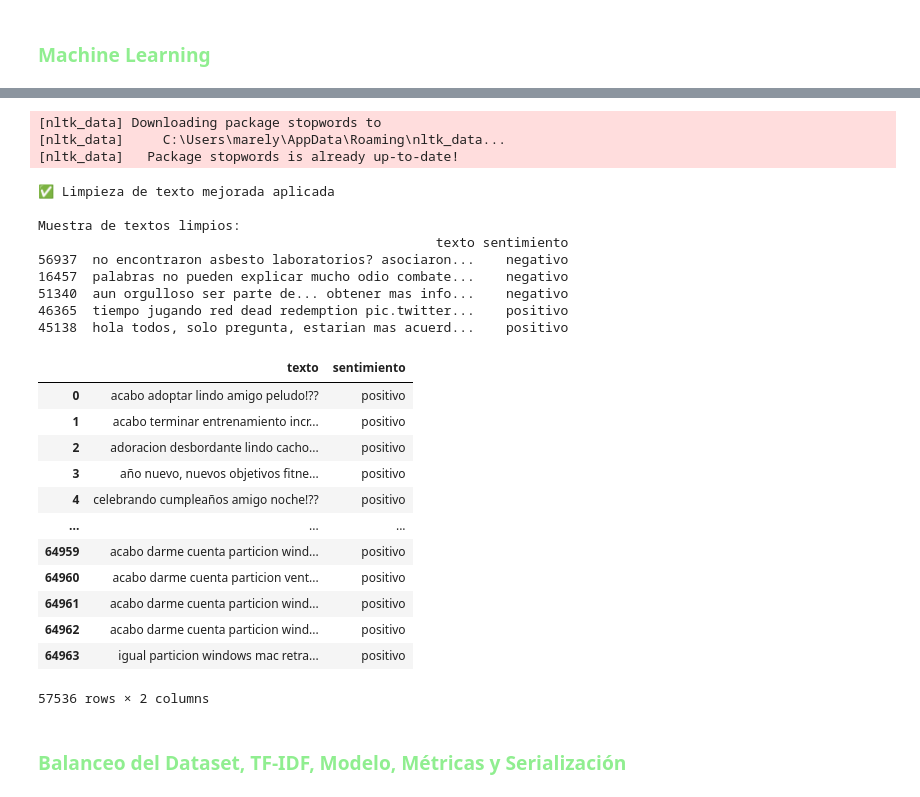
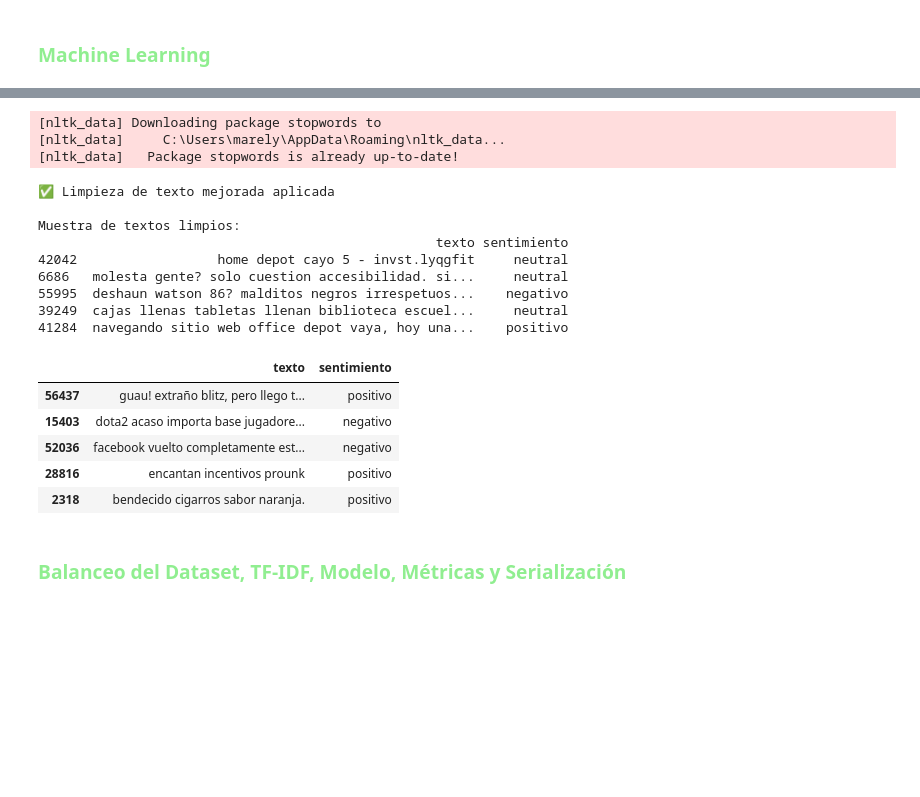
Before and after one commit to ml-punto-tech/sentiment-api, a Jupyter notebook: data-science/notebooks/Modelo_SentimentAPI_v2.ipynb, the cells around one changed output, grey strips where cells are left out. Drawn from its saved outputs; the diff is of its cells as text; code cells hidden in the pictures; blank space fills up the shorter version.

```diff
--- a/data-science/notebooks/Modelo_SentimentAPI_v2.ipynb
+++ b/data-science/notebooks/Modelo_SentimentAPI_v2.ipynb
@@ -592,7 +594,7 @@ print(sentimientos_unicos_limpios)
 positivos = [
     'aceptación', 'admiración', 'adoración', 'agradecido', 'alegría', 'amabilidad', 'amor', 'amistad', 'apreciación', 'armonía', 'asombro', 'cautivación', 'celebración', 'colorido', 'confiado','confianza', 'contentamiento', 'creatividad', 'cumplimiento', 'descubrimiento', 'deslumbrar', 'determinación', 'disfrute','diversión', 'elegancia', 'emoción', 'empático', 'empoderamiento',
     'encantamiento', 'energía', 'entusiasmo', 'esperanza', 'euforia', 'excitación', 'felicidad', 'grandeza', 'gratitud', 'inspiración', 'inspirado', 'intimidación', 'juguetón', 'logro','maravilla', 'melódico', 'motivación', 'optimismo', 'orgullo',
-    'positividad', 'positivo', 'reconfortante', 'resiliencia', 'resplandor', 'reverencia', 'romance', 'satisfacción', 'serenidad','ternura', 'triunfo', 'ánimo', 'éxito','elación','éxtasis']
+    'positividad', 'positivo', 'reconfortante', 'resiliencia', 'resplandor', 'reverencia', 'romance', 'satisfacción', 'serenidad','ternura', 'triunfo', 'ánimo', 'éxito']
 
 print(f'Sentimientos positivos: {len(positivos)}'),
 
@@ -1359,27 +1353,20 @@ print(df[['texto', 'sentimiento']].sample(5))
 
 Muestra de textos limpios:
                                                    texto sentimiento
-56937  no encontraron asbesto laboratorios? asociaron...    negativo
-16457  palabras no pueden explicar mucho odio combate...    negativo
-51340  aun orgulloso ser parte de... obtener mas info...    negativo
-46365  tiempo jugando red dead redemption pic.twitter...    positivo
-45138  hola todos, solo pregunta, estarian mas acuerd...    positivo
+42042                  home depot cayo 5 - invst.lyqgfit     neutral
+6686   molesta gente? solo cuestion accesibilidad. si...     neutral
+55995  deshaun watson 86? malditos negros irrespetuos...    negativo
+39249  cajas llenas tabletas llenan biblioteca escuel...     neutral
+41284  navegando sitio web office depot vaya, hoy una...    positivo
 # %%
-df
+df.sample(5)
 # %% [output]
 |  | texto | sentimiento |
-| 0 | acabo adoptar lindo amigo peludo!?? | positivo |
-| 1 | acabo terminar entrenamiento incr... | positivo |
-| 2 | adoracion desbordante lindo cacho... | positivo |
-| 3 | año nuevo, nuevos objetivos fitne... | positivo |
-| 4 | celebrando cumpleaños amigo noche!?? | positivo |
-| ... | ... | ... |
-| 64959 | acabo darme cuenta particion wind... | positivo |
-| 64960 | acabo darme cuenta particion vent... | positivo |
-| 64961 | acabo darme cuenta particion wind... | positivo |
-| 64962 | acabo darme cuenta particion wind... | positivo |
-| 64963 | igual particion windows mac retra... | positivo |
+| 56437 | guau! extraño blitz, pero llego t... | positivo |
+| 15403 | dota2 acaso importa base jugadore... | negativo |
+| 52036 | facebook vuelto completamente est... | negativo |
+| 28816 | encantan incentivos prounk | positivo |
+| 2318 | bendecido cigarros sabor naranja. | positivo |
-57536 rows × 2 columns
 # %% [markdown]
  ### <font size=12 color=lightgreen> Balanceo del Dataset, TF-IDF, Modelo, Métricas y Serialización </font>
 # %% [markdown]
```
Also changed, not shown: parts of 40 cells of this notebook, 1 other file.
